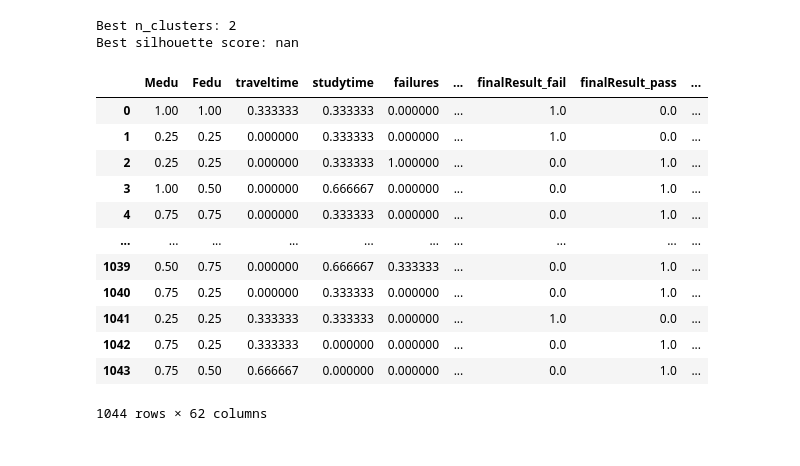
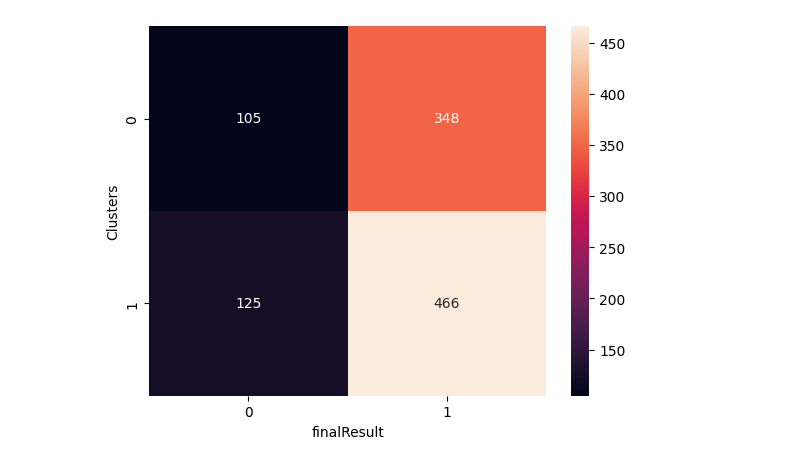
Before and after one commit to 75andybermond/Predict_Student_Performance, a Jupyter notebook: cluster.ipynb, the cells around one changed output. Saved outputs shown, nothing was run; the diff lists cells and outputs as text; code cells hidden in the pictures.

Commit message:
finalize clustering

```diff
--- a/cluster.ipynb
+++ b/cluster.ipynb
@@ -41,11 +38,6 @@ categorical_cols = pd.get_dummies(df[df.columns[~df.columns.isin(['age',
 # %%
-# Choose the continuous columns
-numerical_cols = df[['age', 'absences']]
-
-num_scaled = pd.concat([categorical_cols, numerical_cols], axis=1)
-# normalize continous columns
+# concatenate categorical and continuous columns
+num_scaled = pd.concat([categorical_cols, continuous_cols], axis=1)
+# normalize the data
 scaler = MinMaxScaler()
 df_final = pd.DataFrame(scaler.fit_transform(num_scaled), columns=num_scaled.columns)
-
-# Add label column
-df_final['finalResult'] = df['finalResult']
@@ -51,0 +161,12 @@ df_final['finalResult'] = df['finalResult']
+# %%
+# Instatiate the KMeans algorithm with 2 clusters
+n_clusters = 2
+
+clusterer = KMeans(n_clusters=n_clusters, init='k-means++', random_state=10)
+cluster_labels = clusterer.fit(df_final)
+
+# Predicting the Clusters
+pd.options.display.max_columns = 10
+predictions = cluster_labels.labels_
+df_final['Clusters'] = predictions
+df_final
@@ -76,18 +191,0 @@ plt.show()
-# %%
-from sklearn.cluster import KMeans
-from sklearn.metrics import make_scorer, silhouette_score
-from sklearn.model_selection import GridSearchCV
-
-# X is the data matrix
-param_grid = {'n_clusters': [2, 3, 4, 5, 6, 7, 8, 9, 10]}
-kmeans = KMeans(init='k-means++', max_iter=300, n_init=10, random_state=0)
-silhouette_scorer = make_scorer(silhouette_score)
-grid_search = GridSearchCV(kmeans, param_grid=param_grid, scoring=silhouette_scorer)
-# remove label column
-df_final = df_final.drop(['finalResult'], axis=1)
-grid_search.fit(df_final)
-print("Best n_clusters:", grid_search.best_params_['n_clusters'])
-print("Best silhouette score:", grid_search.best_score_)
-# %% [output]
-Best n_clusters: 2
-Best silhouette score: nan
@@ -102,20 +192,8 @@ y_kmeans = kmeans.fit(df_final)
-# %%
-# Predicting the Clusters
-pd.options.display.max_columns = 10
-predictions = y_kmeans.labels_
-df_final['Clusters'] = predictions
-df_final
-# %% [output]
-|  | Medu | Fedu | traveltime | studytime | failures | ... | finalResult_fail | finalResult_pass | ... |
-| 0 | 1.00 | 1.00 | 0.333333 | 0.333333 | 0.000000 | ... | 1.0 | 0.0 | ... |
-| 1 | 0.25 | 0.25 | 0.000000 | 0.333333 | 0.000000 | ... | 1.0 | 0.0 | ... |
-| 2 | 0.25 | 0.25 | 0.000000 | 0.333333 | 1.000000 | ... | 0.0 | 1.0 | ... |
-| 3 | 1.00 | 0.50 | 0.000000 | 0.666667 | 0.000000 | ... | 0.0 | 1.0 | ... |
-| 4 | 0.75 | 0.75 | 0.000000 | 0.333333 | 0.000000 | ... | 0.0 | 1.0 | ... |
-| ... | ... | ... | ... | ... | ... | ... | ... | ... | ... |
-| 1039 | 0.50 | 0.75 | 0.000000 | 0.666667 | 0.333333 | ... | 0.0 | 1.0 | ... |
-| 1040 | 0.75 | 0.25 | 0.000000 | 0.333333 | 0.000000 | ... | 0.0 | 1.0 | ... |
-| 1041 | 0.25 | 0.25 | 0.333333 | 0.333333 | 0.000000 | ... | 1.0 | 0.0 | ... |
-| 1042 | 0.75 | 0.25 | 0.333333 | 0.000000 | 0.000000 | ... | 0.0 | 1.0 | ... |
-| 1043 | 0.75 | 0.50 | 0.666667 | 0.000000 | 0.000000 | ... | 0.0 | 1.0 | ... |
-1044 rows × 62 columns
+# %%
+# Analyse Clusters result and finalResult with crosstab
+pd.crosstab(df_final['Clusters'], df_final['finalResult'], margins=True)
+# plot confusion matrix
+sns.heatmap(pd.crosstab(df_final['Clusters'], df_final['finalResult']), annot=True, fmt='d')
+plt.show()
+# %% [output]
+[figure, added]
```
Also changed, not shown: parts of 12 cells of this notebook, 1 other file.
